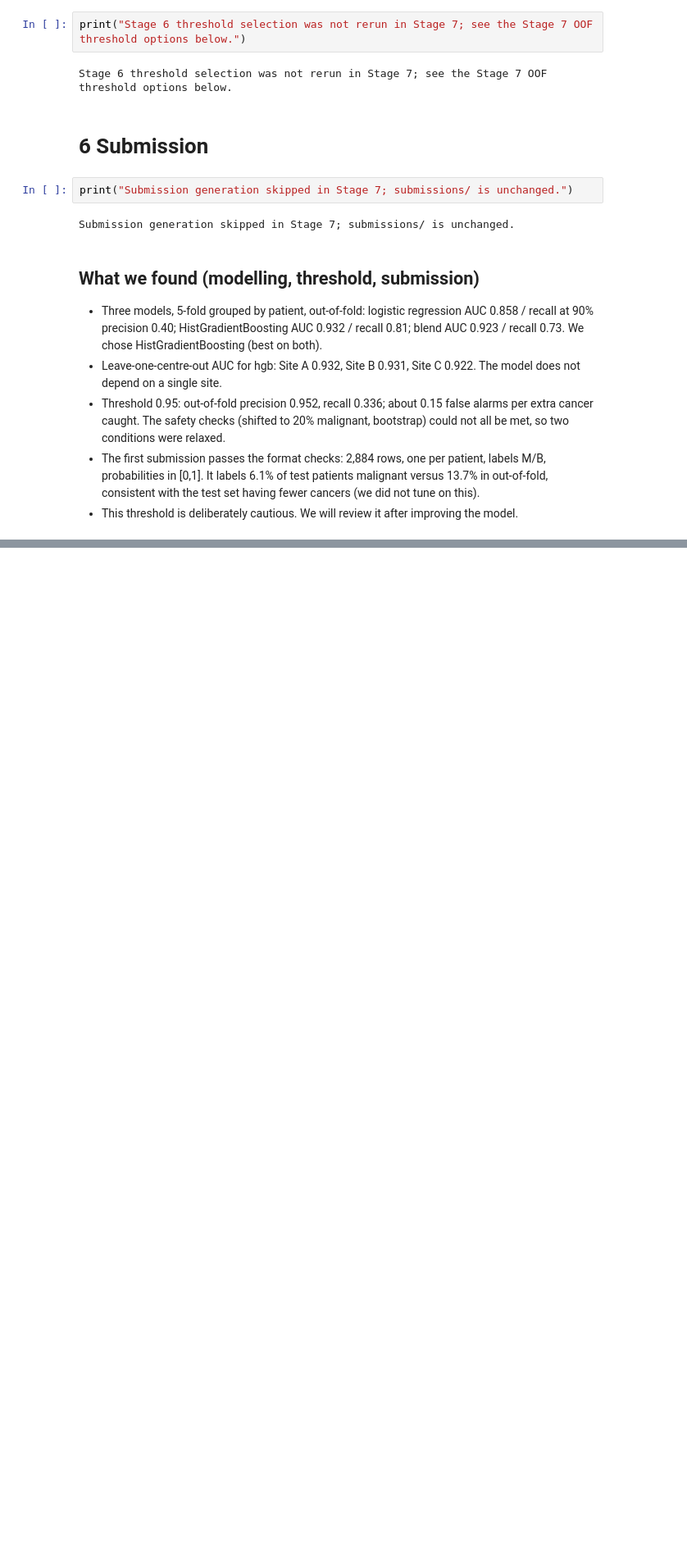
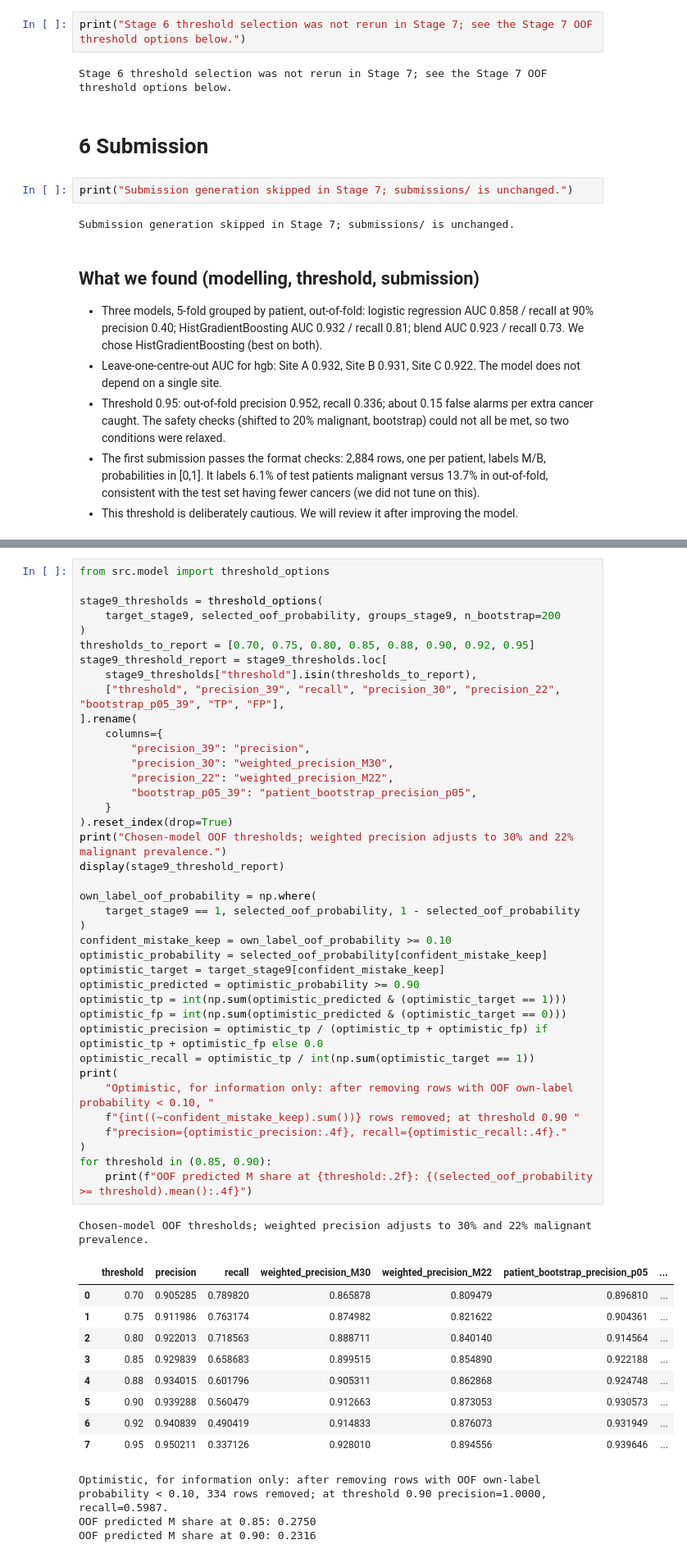
Before and after one commit to JHT127/pink-ai-hackathon, a Jupyter notebook: notebooks/main.ipynb, the cells around one changed output, grey strips where cells are left out. Shown at 82% size. Cells and saved outputs as stored; diff of their text form; blank space fills up the shorter version.

Commit message:
Stage 9: final model, noise-filter test, candidate submissions

```diff
--- a/notebooks/main.ipynb
+++ b/notebooks/main.ipynb
@@ -1395,0 +1445,53 @@ Submission generation skipped in Stage 7; submissions/ is unchanged.
+# %%
+from src.model import threshold_options
+
+stage9_thresholds = threshold_options(
+    target_stage9, selected_oof_probability, groups_stage9, n_bootstrap=200
+)
+thresholds_to_report = [0.70, 0.75, 0.80, 0.85, 0.88, 0.90, 0.92, 0.95]
+stage9_threshold_report = stage9_thresholds.loc[
+    stage9_thresholds["threshold"].isin(thresholds_to_report),
+    ["threshold", "precision_39", "recall", "precision_30", "precision_22", "bootstrap_p05_39", "TP", "FP"],
+].rename(
+    columns={
+        "precision_39": "precision",
+        "precision_30": "weighted_precision_M30",
+        "precision_22": "weighted_precision_M22",
+        "bootstrap_p05_39": "patient_bootstrap_precision_p05",
+    }
+).reset_index(drop=True)
+print("Chosen-model OOF thresholds; weighted precision adjusts to 30% and 22% malignant prevalence.")
+display(stage9_threshold_report)
+
+own_label_oof_probability = np.where(
+    target_stage9 == 1, selected_oof_probability, 1 - selected_oof_probability
+)
+confident_mistake_keep = own_label_oof_probability >= 0.10
+optimistic_probability = selected_oof_probability[confident_mistake_keep]
+optimistic_target = target_stage9[confident_mistake_keep]
+optimistic_predicted = optimistic_probability >= 0.90
+optimistic_tp = int(np.sum(optimistic_predicted & (optimistic_target == 1)))
+optimistic_fp = int(np.sum(optimistic_predicted & (optimistic_target == 0)))
+optimistic_precision = optimistic_tp / (optimistic_tp + optimistic_fp) if optimistic_tp + optimistic_fp else 0.0
+optimistic_recall = optimistic_tp / int(np.sum(optimistic_target == 1))
+print(
+    "Optimistic, for information only: after removing rows with OOF own-label probability < 0.10, "
+    f"{int((~confident_mistake_keep).sum())} rows removed; at threshold 0.90 "
+    f"precision={optimistic_precision:.4f}, recall={optimistic_recall:.4f}."
+)
+for threshold in (0.85, 0.90):
+    print(f"OOF predicted M share at {threshold:.2f}: {(selected_oof_probability >= threshold).mean():.4f}")
+# %% [output]
+Chosen-model OOF thresholds; weighted precision adjusts to 30% and 22% malignant prevalence.
+|  | threshold | precision | recall | weighted_precision_M30 | weighted_precision_M22 | patient_bootstrap_precision_p05 | ... |
+| 0 | 0.70 | 0.905285 | 0.789820 | 0.865878 | 0.809479 | 0.896810 | ... |
+| 1 | 0.75 | 0.911986 | 0.763174 | 0.874982 | 0.821622 | 0.904361 | ... |
+| 2 | 0.80 | 0.922013 | 0.718563 | 0.888711 | 0.840140 | 0.914564 | ... |
+| 3 | 0.85 | 0.929839 | 0.658683 | 0.899515 | 0.854890 | 0.922188 | ... |
+| 4 | 0.88 | 0.934015 | 0.601796 | 0.905311 | 0.862868 | 0.924748 | ... |
+| 5 | 0.90 | 0.939288 | 0.560479 | 0.912663 | 0.873053 | 0.930573 | ... |
+| 6 | 0.92 | 0.940839 | 0.490419 | 0.914833 | 0.876073 | 0.931949 | ... |
+| 7 | 0.95 | 0.950211 | 0.337126 | 0.928010 | 0.894556 | 0.939646 | ... |
+Optimistic, for information only: after removing rows with OOF own-label probability < 0.10, 334 rows removed; at threshold 0.90 precision=1.0000, recall=0.5987.
+OOF predicted M share at 0.85: 0.2750
+OOF predicted M share at 0.90: 0.2316
```
Also changed, not shown: parts of 8 cells of this notebook, 5 other files.
